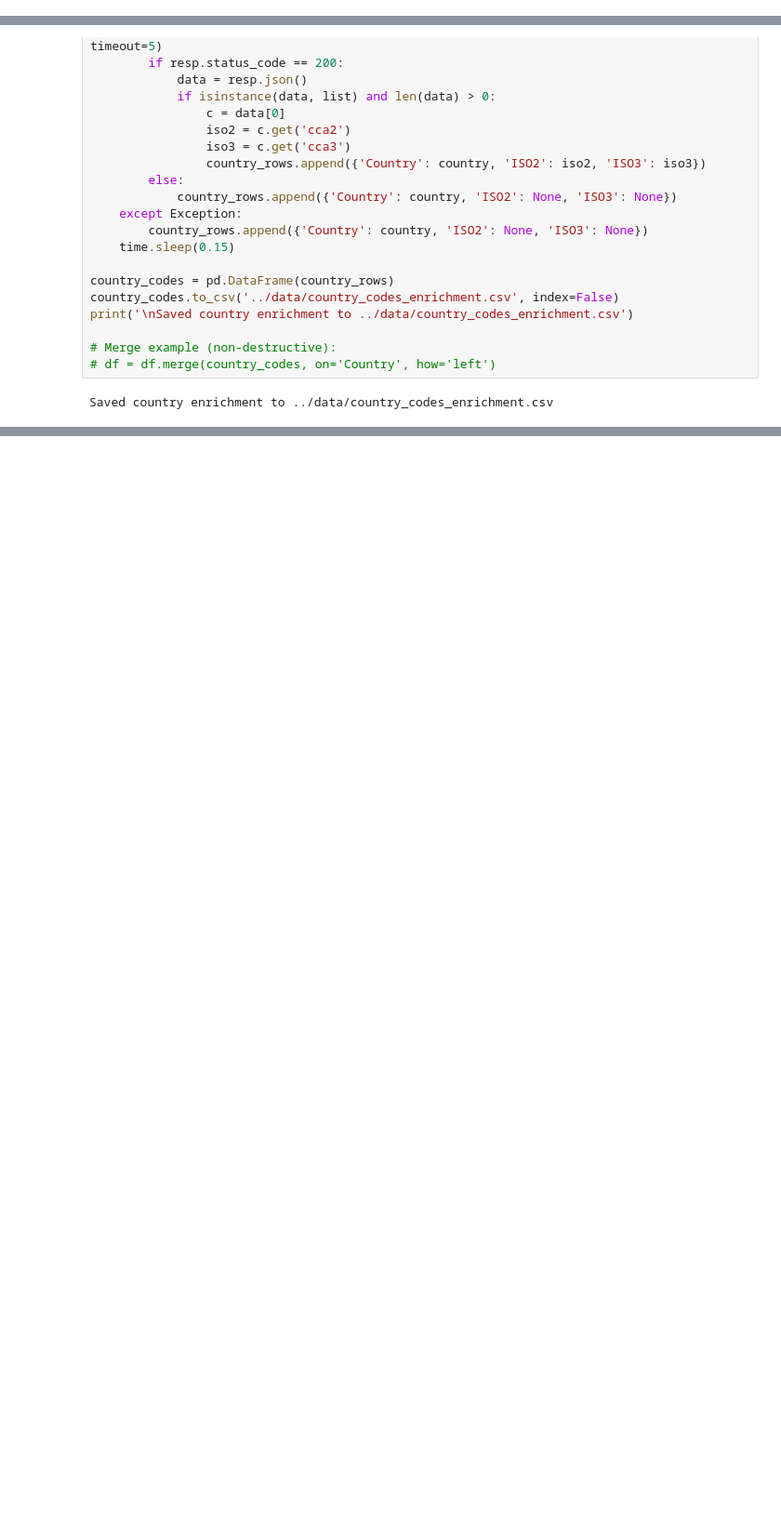
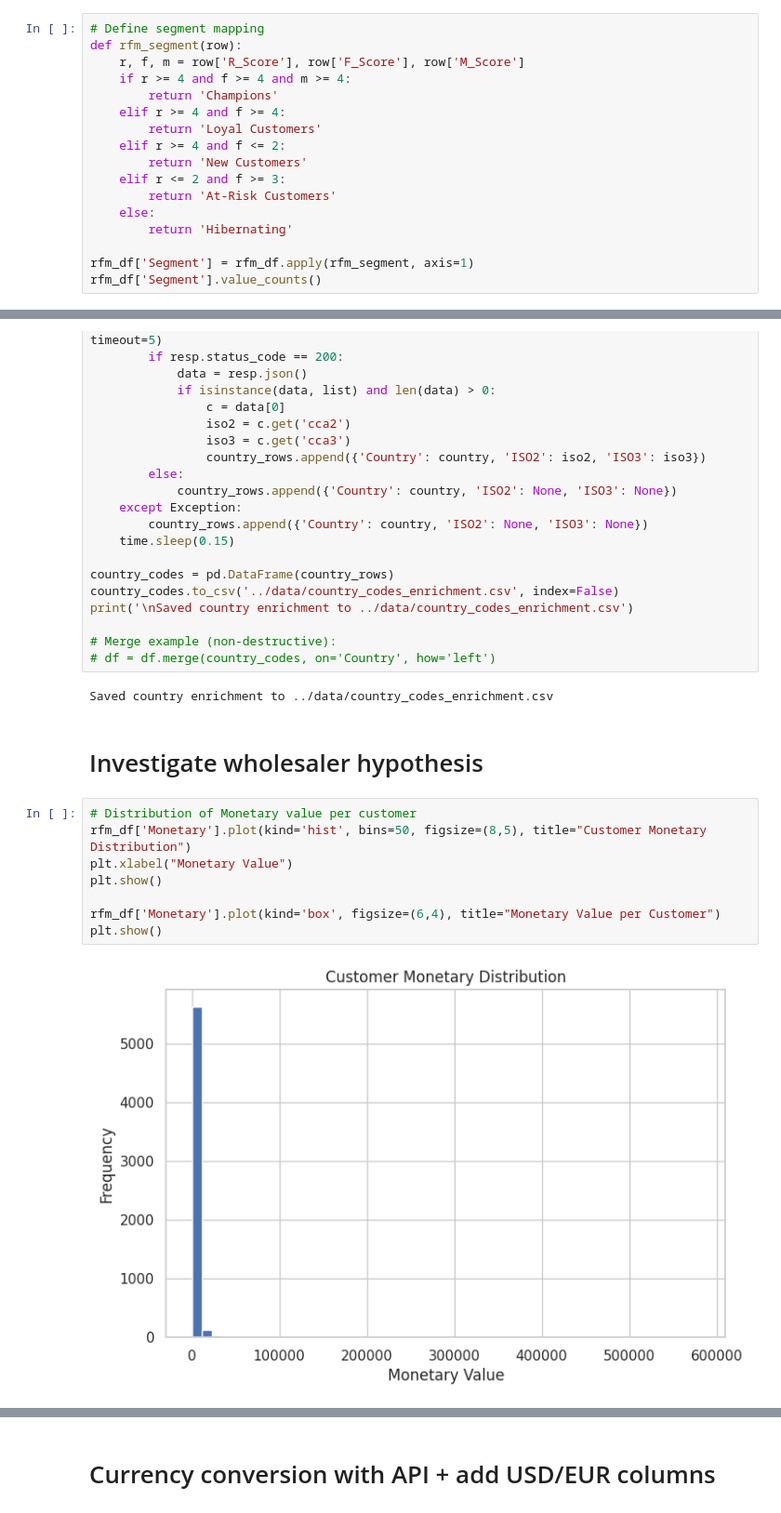
Before and after one commit to ShenSingh/StrategicGrowthAnalysis-UniqueGiftsLtd, a Jupyter notebook: notebooks/retail_analysis.ipynb, the cells around one changed output, grey strips where cells are left out. Shown: that part at 93% size. Cells and saved outputs as stored; diff of their text form; blank space fills up the shorter version.

```diff
--- a/notebooks/retail_analysis.ipynb
+++ b/notebooks/retail_analysis.ipynb
@@ -627,0 +649,17 @@ Saved RFM segments to ../data/rfm_segments.csv
+# %%
+# Define segment mapping
+def rfm_segment(row):
+    r, f, m = row['R_Score'], row['F_Score'], row['M_Score']
+    if r >= 4 and f >= 4 and m >= 4:
+        return 'Champions'
+    elif r >= 4 and f >= 4:
+        return 'Loyal Customers'
+    elif r >= 4 and f <= 2:
+        return 'New Customers'
+    elif r <= 2 and f >= 3:
+        return 'At-Risk Customers'
+    else:
+        return 'Hibernating'
+
+rfm_df['Segment'] = rfm_df.apply(rfm_segment, axis=1)
+rfm_df['Segment'].value_counts()
@@ -657,3 +703,15 @@ print('\nSaved country enrichment to ../data/country_codes_enrichment.csv')
 # df = df.merge(country_codes, on='Country', how='left')
 # %% [output]
 Saved country enrichment to ../data/country_codes_enrichment.csv
+# %% [markdown]
+# Investigate wholesaler hypothesis
+# %%
+# Distribution of Monetary value per customer
+rfm_df['Monetary'].plot(kind='hist', bins=50, figsize=(8,5), title="Customer Monetary Distribution")
+plt.xlabel("Monetary Value")
+plt.show()
+
+rfm_df['Monetary'].plot(kind='box', figsize=(6,4), title="Monetary Value per Customer")
+plt.show()
+# %% [output]
+[figure, added]
@@ -659,0 +719,2 @@ Saved country enrichment to ../data/country_codes_enrichment.csv
+# %% [markdown]
+# Currency conversion with API + add USD/EUR columns
```
Also changed, not shown: parts of 10 cells of this notebook, 5 other files.
